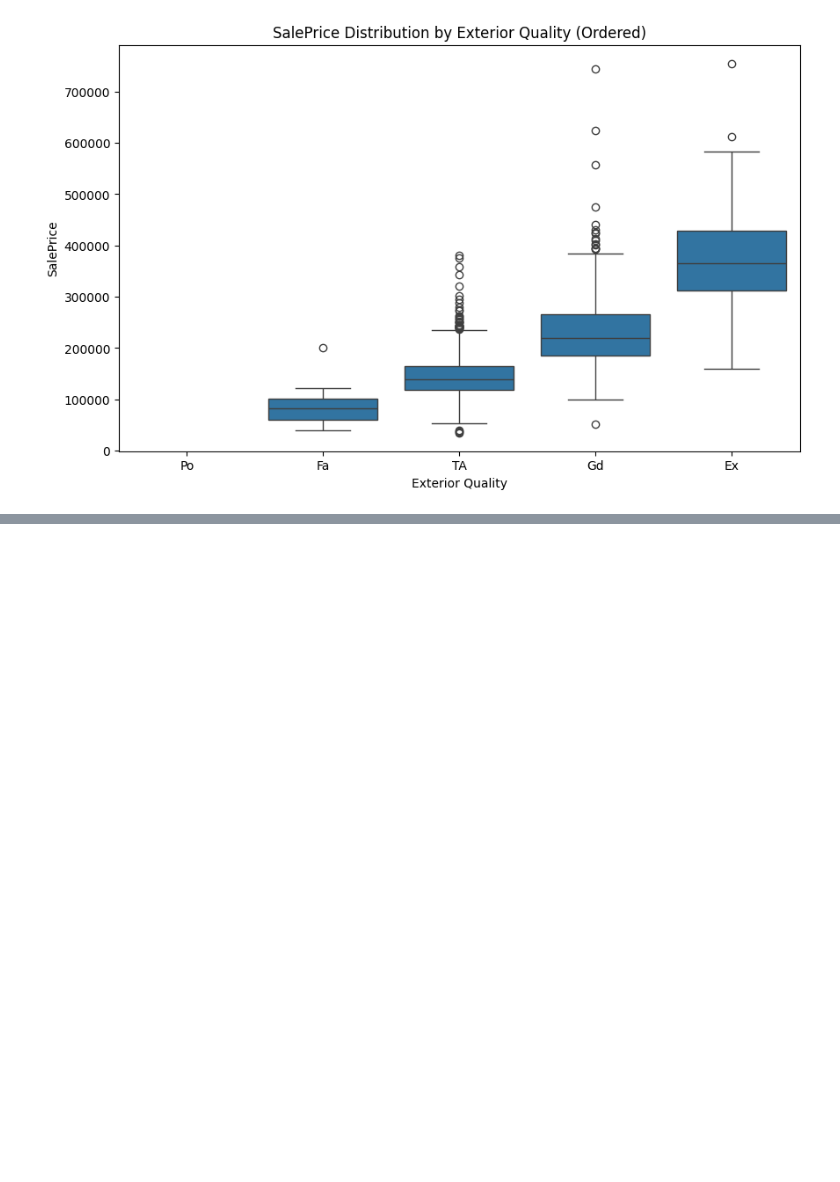
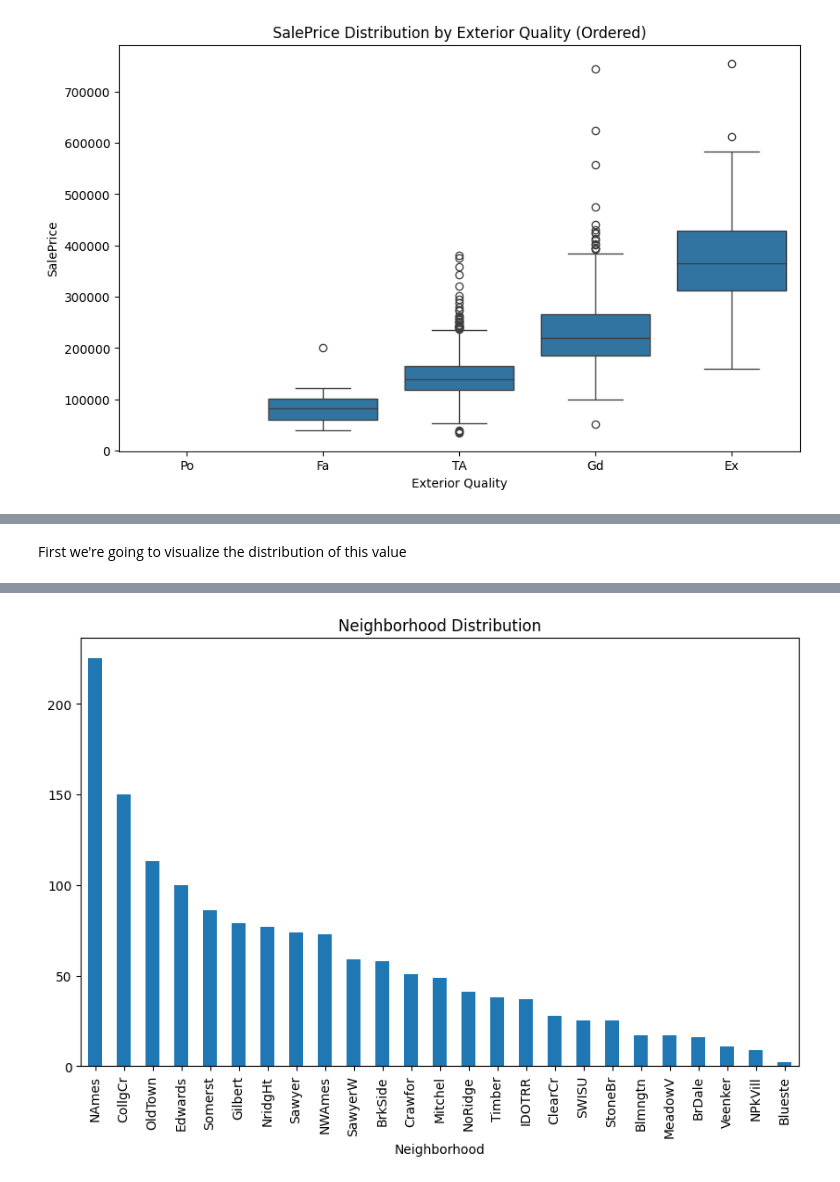
Before and after one commit to rbpernas/Learning_Projects, a Jupyter notebook: House_prices_2.ipynb, the cells around one changed output, grey strips where cells are left out. Cells and saved outputs as stored; diff of their text form; code cells hidden in the pictures; blank space fills up the shorter version.

```diff
--- a/House_prices_2.ipynb
+++ b/House_prices_2.ipynb
@@ -233,0 +266,8 @@ plt.show()
+# %% [markdown]
+First we're going to visualize the distribution of this value
+# %%
+fig, ax = plt.subplots(figsize=(10, 6))
+df_obj['Neighborhood'].value_counts().plot(kind='bar', ax=ax)
+plt.title('Neighborhood Distribution')
+plt
+# %% [output]
@@ -233,0 +275 @@ plt.show()
+[figure, added]
```
Also changed, not shown: parts of 13 cells of this notebook.
